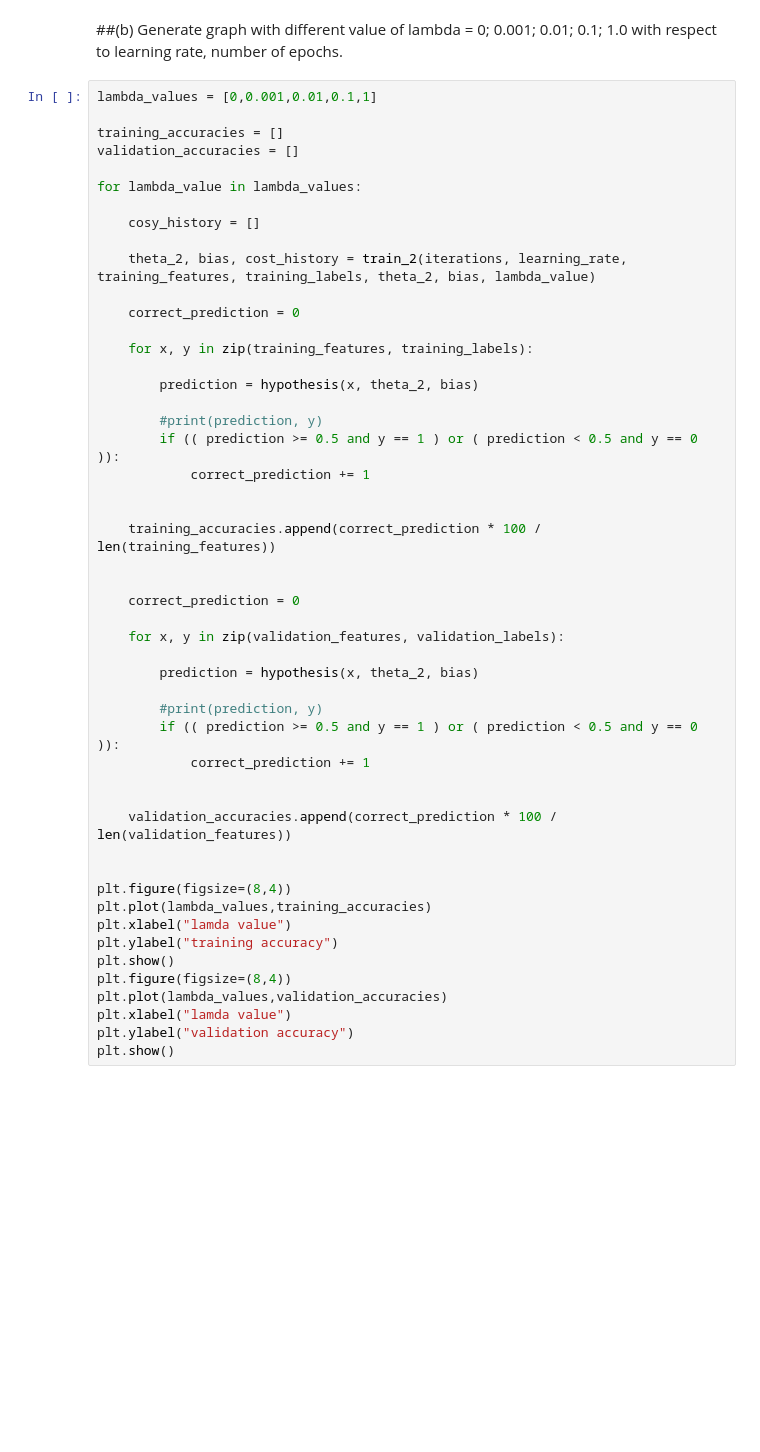
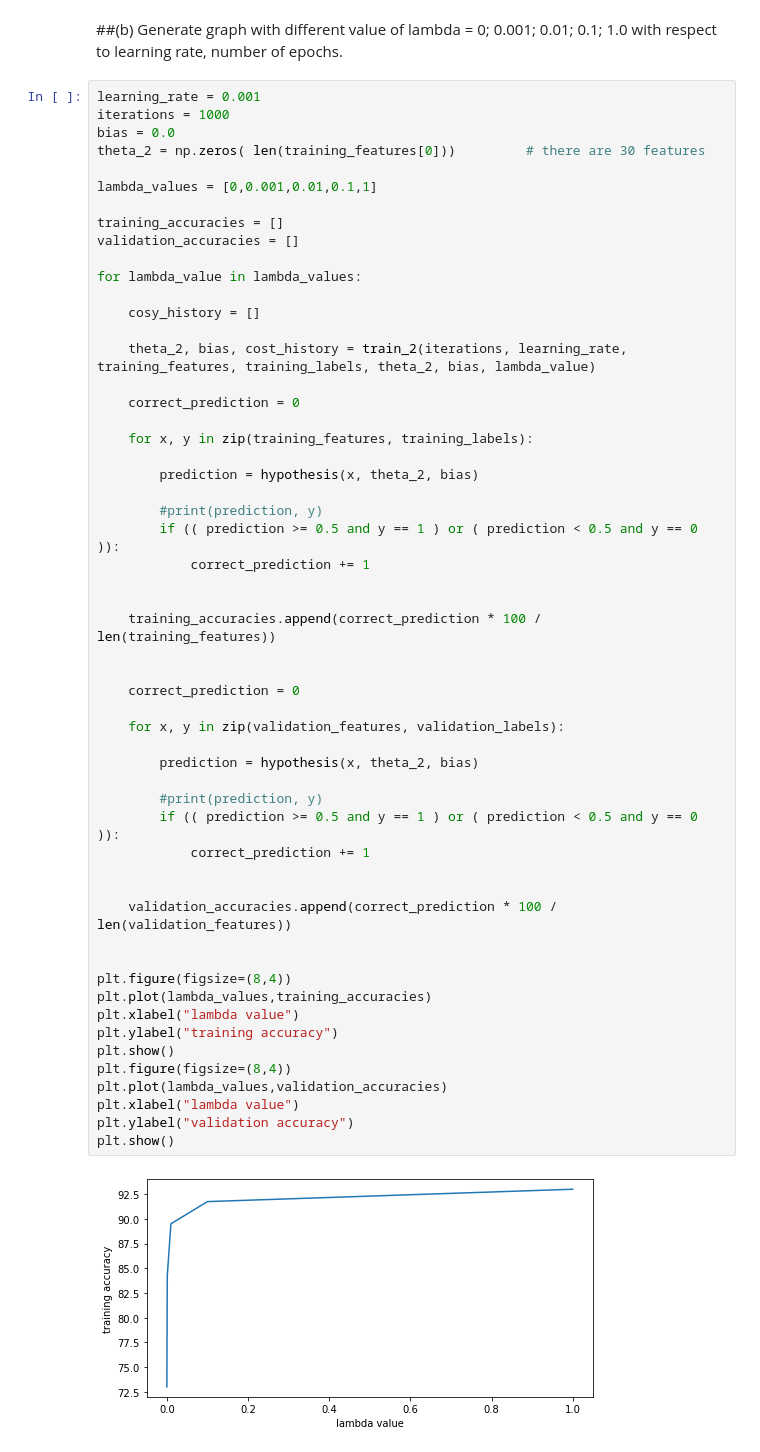
Before and after one commit to pksj/IIITA_2nd_SEM, a Jupyter notebook: MIT2020024_ML_Assignment_01_04.ipynb, the cells around one changed output. Drawn from its saved outputs; the diff is of its cells as text; blank space fills up the shorter version.

```diff
--- a/MIT2020024_ML_Assignment_01_04.ipynb
+++ b/MIT2020024_ML_Assignment_01_04.ipynb
@@ -225,6 +231,11 @@ plt.show()
 # %% [markdown]
 ##(b) Generate graph with different value of lambda = 0; 0.001; 0.01; 0.1; 1.0 with respect to learning rate, number of epochs.
 # %%
+learning_rate = 0.001
+iterations = 1000
+bias = 0.0
+theta_2 = np.zeros( len(training_features[0]))         # there are 30 features
+
 lambda_values = [0,0.001,0.01,0.1,1]
 
 training_accuracies = []
@@ -245,32 +256,34 @@ for lambda_value in lambda_values:
         #print(prediction, y)
         if (( prediction >= 0.5 and y == 1 ) or ( prediction < 0.5 and y == 0 )):
             correct_prediction += 1
 
 
     training_accuracies.append(correct_prediction * 100 / len(training_features))
 
 
     correct_prediction = 0
 
     for x, y in zip(validation_features, validation_labels):
 
         prediction = hypothesis(x, theta_2, bias)
 
         #print(prediction, y)
         if (( prediction >= 0.5 and y == 1 ) or ( prediction < 0.5 and y == 0 )):
             correct_prediction += 1
 
 
     validation_accuracies.append(correct_prediction * 100 / len(validation_features))
 
 
 plt.figure(figsize=(8,4))
 plt.plot(lambda_values,training_accuracies)
-plt.xlabel("lamda value")
+plt.xlabel("lambda value")
 plt.ylabel("training accuracy")
 plt.show()
 plt.figure(figsize=(8,4))
 plt.plot(lambda_values,validation_accuracies)
-plt.xlabel("lamda value")
+plt.xlabel("lambda value")
 plt.ylabel("validation accuracy")
 plt.show()
+# %% [output]
+[figure, added]
```
Also changed, not shown: parts of 3 cells of this notebook.
